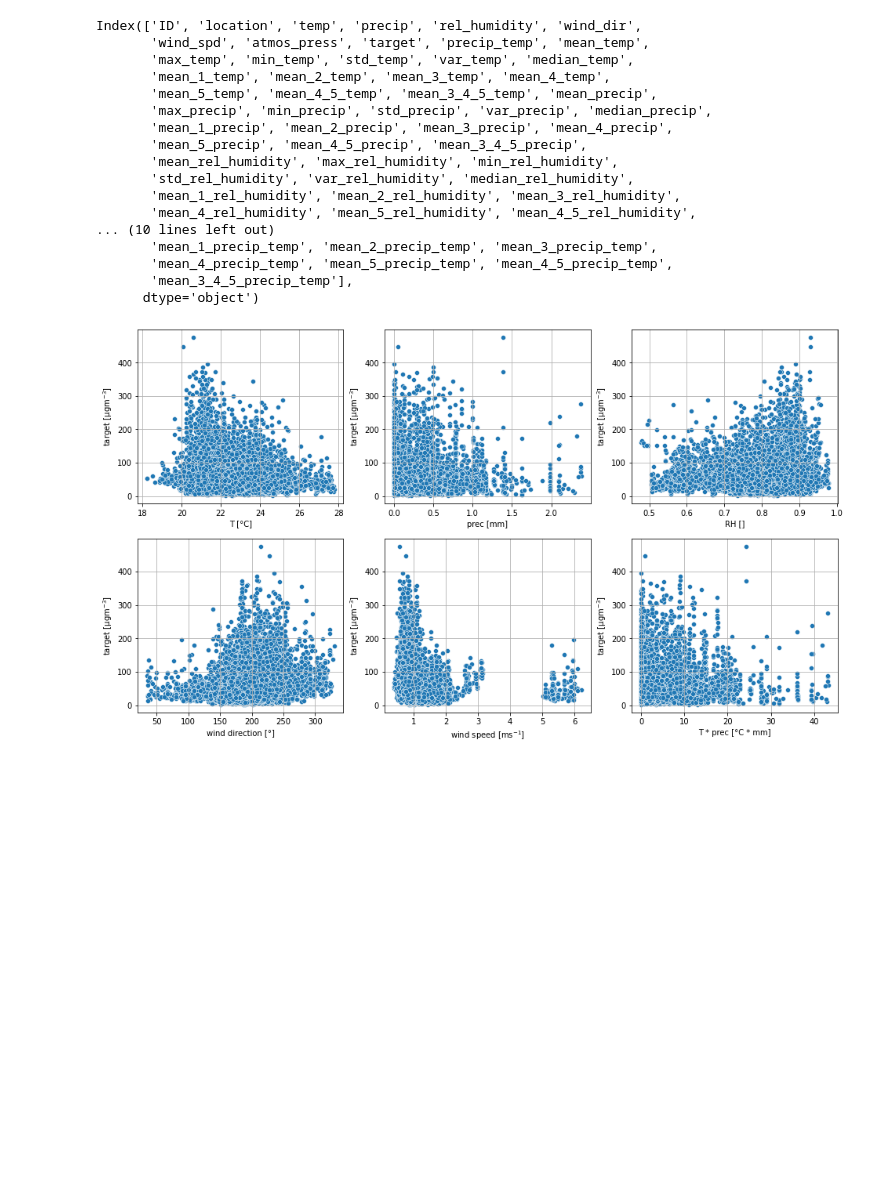
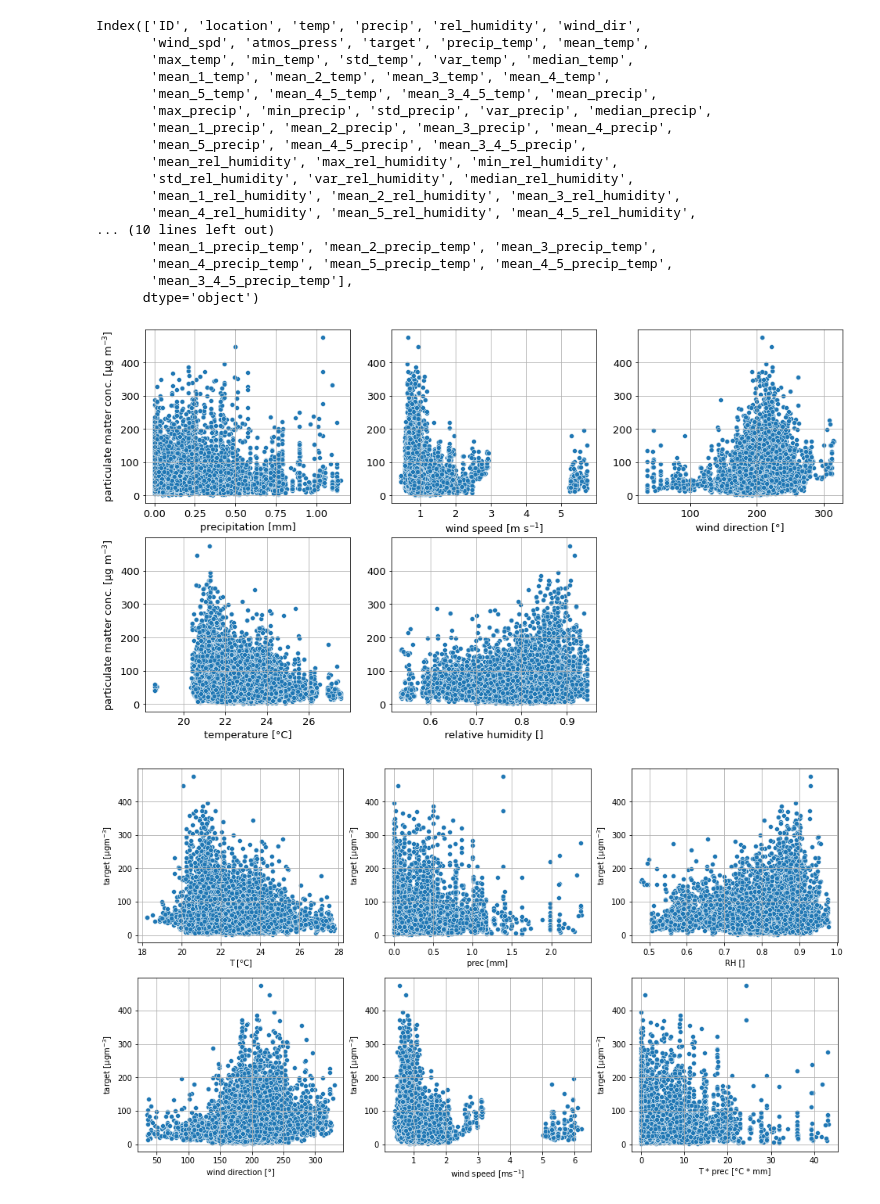
Before and after one commit to JeromeSauer/Project2_AirQuality, a Jupyter notebook: Project2_EDA.ipynb, the cells around one changed output. Saved outputs shown, nothing was run; the diff lists cells and outputs as text; code cells hidden in the pictures; blank space fills up the shorter version.

```diff
--- a/Project2_EDA.ipynb
+++ b/Project2_EDA.ipynb
@@ -276,6 +278,23 @@ Index(['ID', 'location', 'temp', 'precip', 'rel_humidity', 'wind_dir',
        'mean_4_precip_temp', 'mean_5_precip_temp', 'mean_4_5_precip_temp',
        'mean_3_4_5_precip_temp'],
       dtype='object')
+# %%
+# scatterplots between target and feature variables
+fig,ax = plt.subplots(nrows=2,ncols=3,squeeze=False,figsize=(16,9))
+ax = np.reshape(ax,6)
+units = ['precipitation [mm]','wind speed [$\mathregular{m\ s^{-1}}}$]','wind direction [°]','temperature [°C]','relative humidity []']
+fontsize=13
+ylabel = 'particulate matter conc. [$\mathregular{µg\ m^{-3}}$]'
+
+for i,feature in enumerate(['mean_precip','mean_wind_spd','mean_wind_dir','mean_temp','mean_rel_humidity']):
+    sns.scatterplot(x=data[feature], y=data['target'], ax=ax[i])
+    ax[i].grid()
+    ax[i].set_ylabel([ylabel,'','',ylabel,'',''][i],fontsize=fontsize)
+    ax[i].set_xlabel(units[i],fontsize=fontsize)
+    ax[i].tick_params(axis='both',labelsize=fontsize)
+ax[-1].remove()
+# %% [output]
+[figure, added]
 # %%
 # scatterplots between target and feature variables
 fig,ax = plt.subplots(nrows=2,ncols=3,squeeze=False,figsize=(16,9))
```
Also changed, not shown: parts of 1 cell of this notebook.
